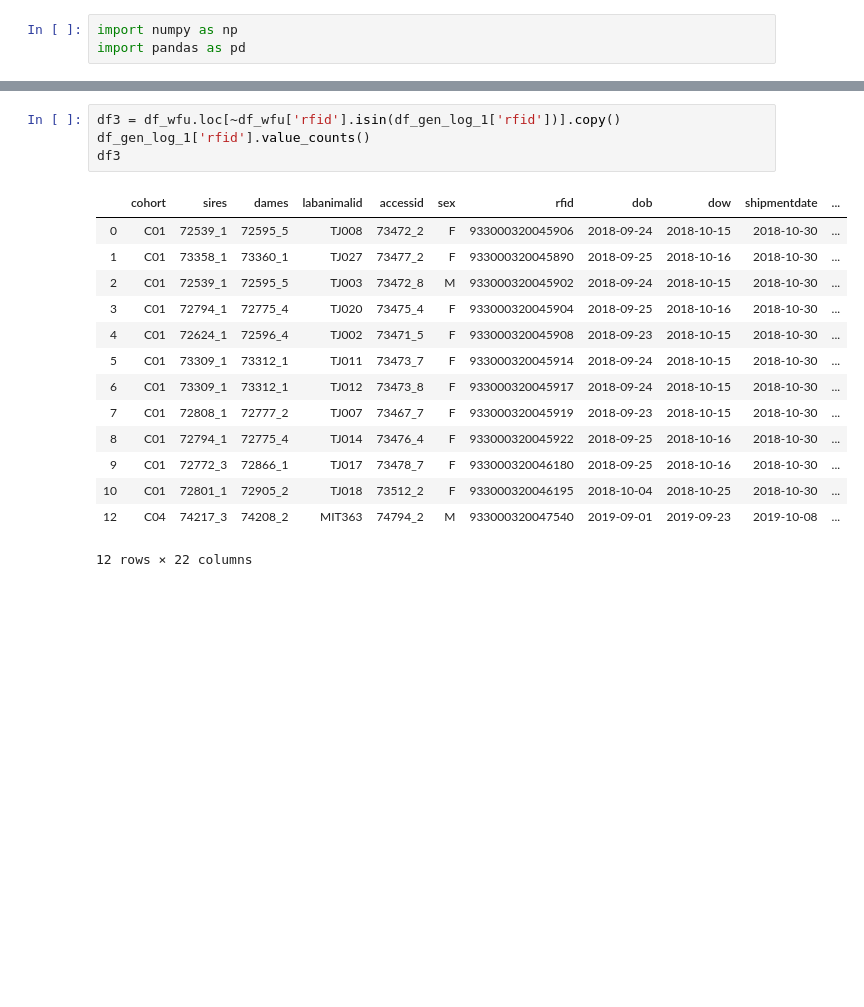
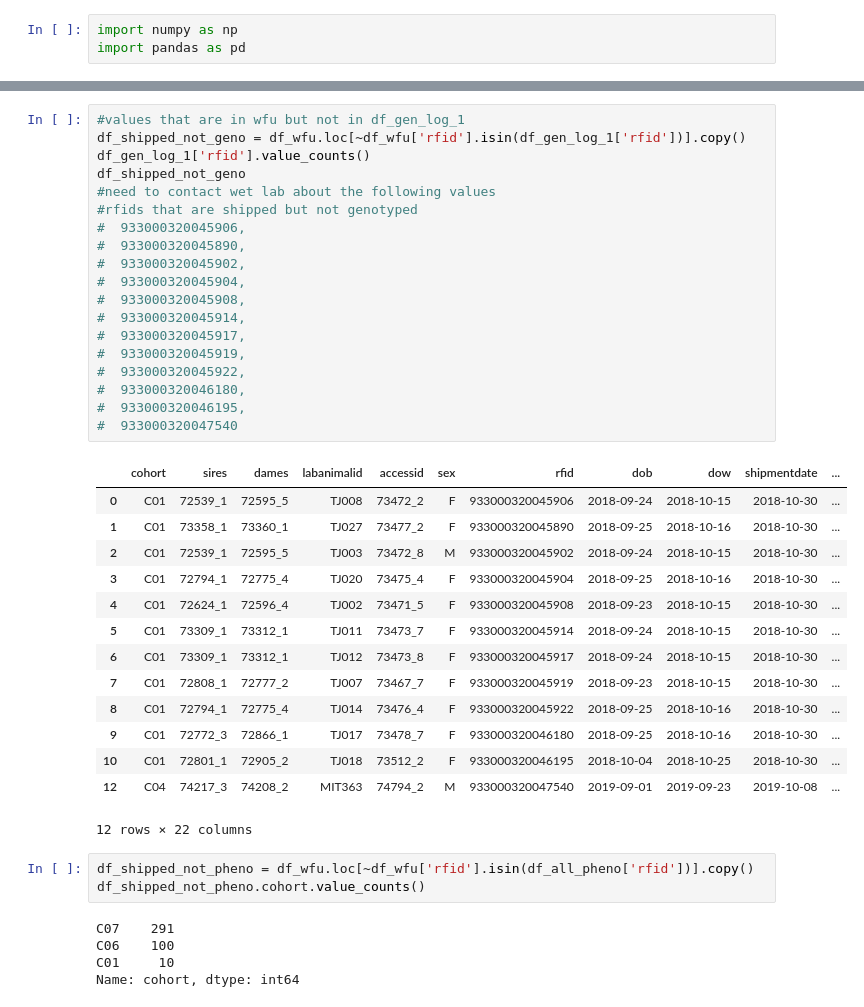
Before and after one commit to Shaezzer/PalmerLab, a Jupyter notebook: Suzanne_Mitchell_genotype_phenotype.ipynb, the cells around one changed output, grey strips where cells are left out. Saved outputs shown, nothing was run; the diff lists cells and outputs as text; blank space fills up the shorter version.

```diff
--- a/Suzanne_Mitchell_genotype_phenotype.ipynb
+++ b/Suzanne_Mitchell_genotype_phenotype.ipynb
@@ -55,19 +55,42 @@ df_gen_log_1 = df_gen_log_1.drop_duplicates(subset='Sample_Name')
+# %%
+#values that are in wfu but not in df_gen_log_1
+df_shipped_not_geno = df_wfu.loc[~df_wfu['rfid'].isin(df_gen_log_1['rfid'])].copy()
+df_gen_log_1['rfid'].value_counts()
+df_shipped_not_geno
+#need to contact wet lab about the following values
+#rfids that are shipped but not genotyped
+#  933000320045906,
+#  933000320045890,
+#  933000320045902,
+#  933000320045904,
+#  933000320045908,
+#  933000320045914,
+#  933000320045917,
+#  933000320045919,
+#  933000320045922,
+#  933000320046180,
+#  933000320046195,
+#  933000320047540
+# %% [output]
+|  | cohort | sires | dames | labanimalid | accessid | sex | rfid | dob | dow | shipmentdate | ... |
+| 0 | C01 | 72539_1 | 72595_5 | TJ008 | 73472_2 | F | 933000320045906 | 2018-09-24 | 2018-10-15 | 2018-10-30 | ... |
+| 1 | C01 | 73358_1 | 73360_1 | TJ027 | 73477_2 | F | 933000320045890 | 2018-09-25 | 2018-10-16 | 2018-10-30 | ... |
+| 2 | C01 | 72539_1 | 72595_5 | TJ003 | 73472_8 | M | 933000320045902 | 2018-09-24 | 2018-10-15 | 2018-10-30 | ... |
+| 3 | C01 | 72794_1 | 72775_4 | TJ020 | 73475_4 | F | 933000320045904 | 2018-09-25 | 2018-10-16 | 2018-10-30 | ... |
+| 4 | C01 | 72624_1 | 72596_4 | TJ002 | 73471_5 | F | 933000320045908 | 2018-09-23 | 2018-10-15 | 2018-10-30 | ... |
+| 5 | C01 | 73309_1 | 73312_1 | TJ011 | 73473_7 | F | 933000320045914 | 2018-09-24 | 2018-10-15 | 2018-10-30 | ... |
+| 6 | C01 | 73309_1 | 73312_1 | TJ012 | 73473_8 | F | 933000320045917 | 2018-09-24 | 2018-10-15 | 2018-10-30 | ... |
+| 7 | C01 | 72808_1 | 72777_2 | TJ007 | 73467_7 | F | 933000320045919 | 2018-09-23 | 2018-10-15 | 2018-10-30 | ... |
+| 8 | C01 | 72794_1 | 72775_4 | TJ014 | 73476_4 | F | 933000320045922 | 2018-09-25 | 2018-10-16 | 2018-10-30 | ... |
+| 9 | C01 | 72772_3 | 72866_1 | TJ017 | 73478_7 | F | 933000320046180 | 2018-09-25 | 2018-10-16 | 2018-10-30 | ... |
+| 10 | C01 | 72801_1 | 72905_2 | TJ018 | 73512_2 | F | 933000320046195 | 2018-10-04 | 2018-10-25 | 2018-10-30 | ... |
+| 12 | C04 | 74217_3 | 74208_2 | MIT363 | 74794_2 | M | 933000320047540 | 2019-09-01 | 2019-09-23 | 2019-10-08 | ... |
+12 rows × 22 columns
 # %%
-df3 = df_wfu.loc[~df_wfu['rfid'].isin(df_gen_log_1['rfid'])].copy()
-df_gen_log_1['rfid'].value_counts()
-df3
+df_shipped_not_pheno = df_wfu.loc[~df_wfu['rfid'].isin(df_all_pheno['rfid'])].copy()
+df_shipped_not_pheno.cohort.value_counts()
 # %% [output]
-|  | cohort | sires | dames | labanimalid | accessid | sex | rfid | dob | dow | shipmentdate | ... |
-| 0 | C01 | 72539_1 | 72595_5 | TJ008 | 73472_2 | F | 933000320045906 | 2018-09-24 | 2018-10-15 | 2018-10-30 | ... |
-| 1 | C01 | 73358_1 | 73360_1 | TJ027 | 73477_2 | F | 933000320045890 | 2018-09-25 | 2018-10-16 | 2018-10-30 | ... |
-| 2 | C01 | 72539_1 | 72595_5 | TJ003 | 73472_8 | M | 933000320045902 | 2018-09-24 | 2018-10-15 | 2018-10-30 | ... |
-| 3 | C01 | 72794_1 | 72775_4 | TJ020 | 73475_4 | F | 933000320045904 | 2018-09-25 | 2018-10-16 | 2018-10-30 | ... |
-| 4 | C01 | 72624_1 | 72596_4 | TJ002 | 73471_5 | F | 933000320045908 | 2018-09-23 | 2018-10-15 | 2018-10-30 | ... |
-| 5 | C01 | 73309_1 | 73312_1 | TJ011 | 73473_7 | F | 933000320045914 | 2018-09-24 | 2018-10-15 | 2018-10-30 | ... |
-| 6 | C01 | 73309_1 | 73312_1 | TJ012 | 73473_8 | F | 933000320045917 | 2018-09-24 | 2018-10-15 | 2018-10-30 | ... |
-| 7 | C01 | 72808_1 | 72777_2 | TJ007 | 73467_7 | F | 933000320045919 | 2018-09-23 | 2018-10-15 | 2018-10-30 | ... |
-| 8 | C01 | 72794_1 | 72775_4 | TJ014 | 73476_4 | F | 933000320045922 | 2018-09-25 | 2018-10-16 | 2018-10-30 | ... |
-| 9 | C01 | 72772_3 | 72866_1 | TJ017 | 73478_7 | F | 933000320046180 | 2018-09-25 | 2018-10-16 | 2018-10-30 | ... |
-| 10 | C01 | 72801_1 | 72905_2 | TJ018 | 73512_2 | F | 933000320046195 | 2018-10-04 | 2018-10-25 | 2018-10-30 | ... |
-| 12 | C04 | 74217_3 | 74208_2 | MIT363 | 74794_2 | M | 933000320047540 | 2019-09-01 | 2019-09-23 | 2019-10-08 | ... |
-12 rows × 22 columns
+C07    291
+C06    100
+C01     10
+Name: cohort, dtype: int64
```
Also changed, not shown: parts of 16 cells of this notebook.
